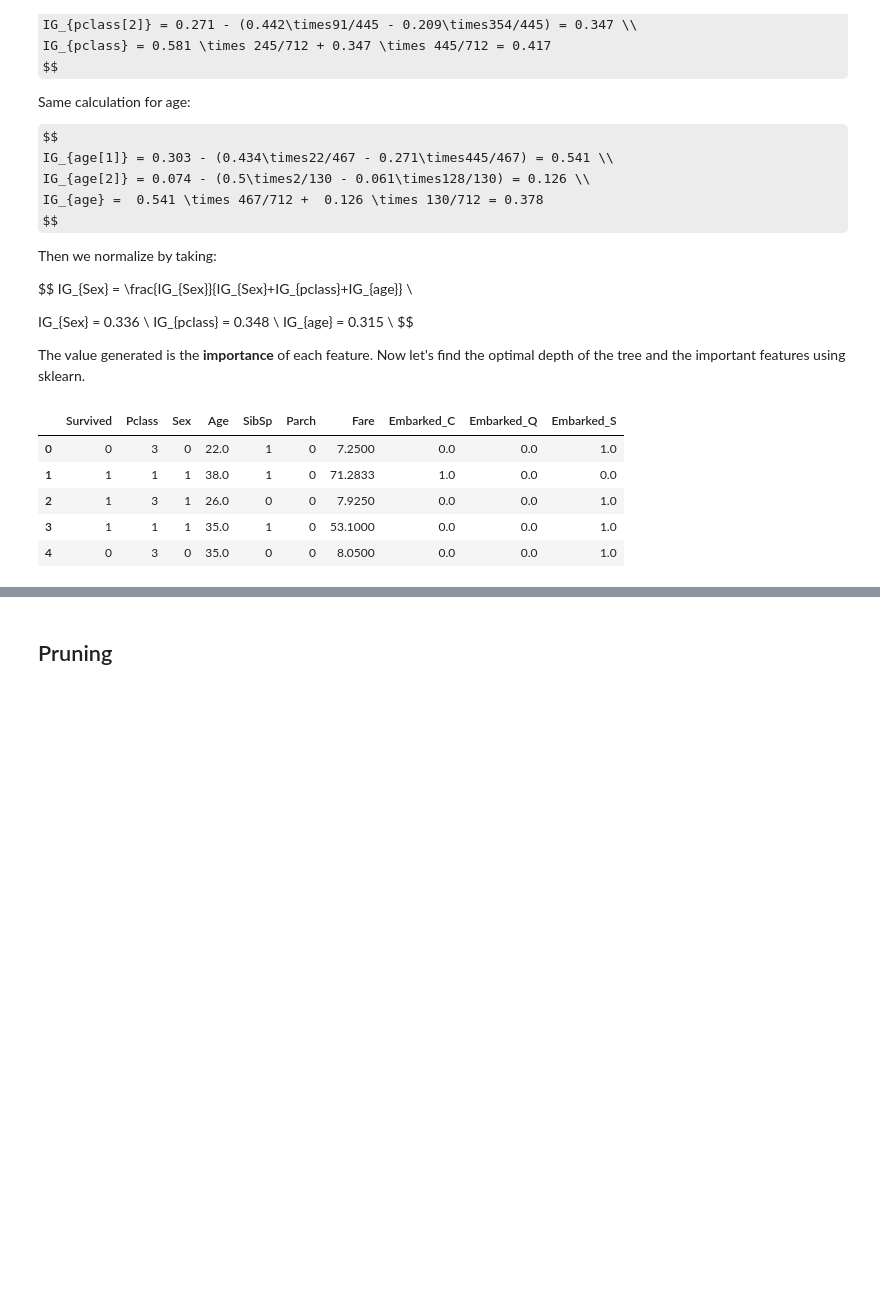
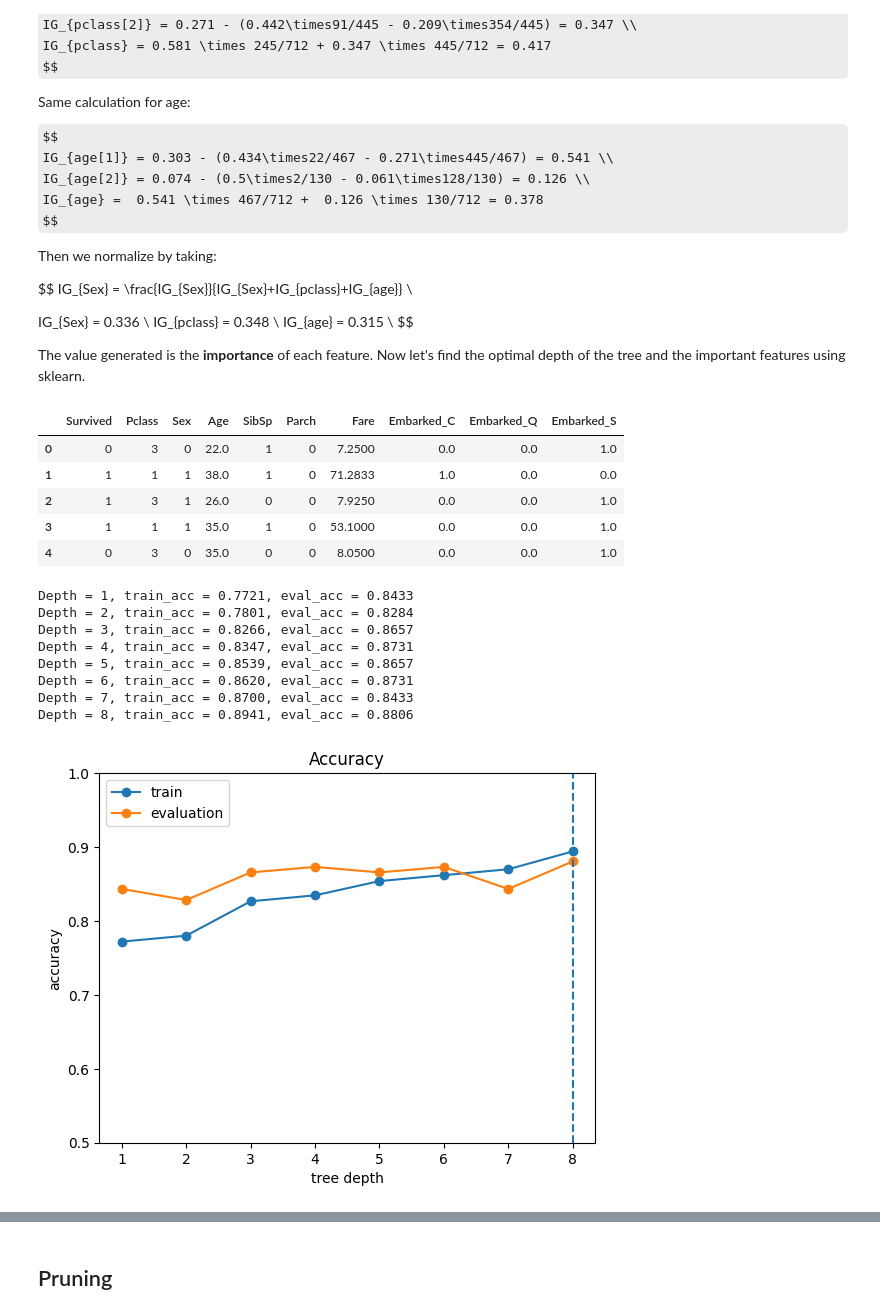
Before and after one commit to antheaxw/1-DAC-Curriculum, a Jupyter notebook: DAC-006_Machine_Learning/DAC-006-Intro_to_ML_Session_2_Student.ipynb, the cells around one changed output, grey strips where cells are left out. Cells and saved outputs as stored; diff of their text form; code cells hidden in the pictures; some formulas as TeX source; blank space fills up the shorter version.

```diff
--- a/DAC-006_Machine_Learning/DAC-006-Intro_to_ML_Session_2_Student.ipynb
+++ b/DAC-006_Machine_Learning/DAC-006-Intro_to_ML_Session_2_Student.ipynb
@@ -187,46 +187,56 @@ df.head()
 | 4 | 0 | 3 | 0 | 35.0 | 0 | 0 | 8.0500 | 0.0 | 0.0 | 1.0 |
 # %%
 # Separate the Titanic data into features and target class.
-# y = df['Survived']
-# x = df.drop('Survived', axis=1)
+y = df['Survived']
+x = df.drop('Survived', axis=1)
 
-# # Split the data into training, validation and test data.
-# x_train, x_test, y_train, y_test = train_test_split(x, y, test_size = 0.3)
+# Split the data into training, validation and test data.
+x_train, x_test, y_train, y_test = train_test_split(x, y, test_size = 0.3)
 
-# x_test, x_eval, y_test, y_eval = train_test_split(x_test, y_test, test_size = 0.5)
+x_test, x_eval, y_test, y_eval = train_test_split(x_test, y_test, test_size = 0.5)
 
-# # Create decision tree models of various depths,
-# # and measure the accuracy of validation data for each model.
-# train_acc = []
-# eval_acc = []
-# max_depth = 8
-# for d in range(1, max_depth+1):
-#     model = DecisionTreeClassifier(max_depth=d)
-#     model.fit(x_train, y_train)
+# Create decision tree models of various depths,
+# and measure the accuracy of validation data for each model.
+train_acc = []
+eval_acc = []
+max_depth = 8
+for d in range(1, max_depth+1):
+    model = DecisionTreeClassifier(max_depth=d)
+    model.fit(x_train, y_train)
 
-#     # Measure the accuracy of this model using the training data.
-#     y_pred = model.predict(x_train)
-#     train_acc.append((y_pred == y_train).mean())
+    # Measure the accuracy of this model using the training data.
+    y_pred = model.predict(x_train)
+    train_acc.append((y_pred == y_train).mean())
 
-#     # Measure the accuracy of this model using the validation data.
-#     y_pred = model.predict(x_eval)
-#     eval_acc.append((y_pred == y_eval).mean())
-#     print('Depth = {}, train_acc = {:.4f}, eval_acc = {:.4f}'\
-#           .format(d, train_acc[-1], eval_acc[-1]))
+    # Measure the accuracy of this model using the validation data.
+    y_pred = model.predict(x_eval)
+    eval_acc.append((y_pred == y_eval).mean())
+    print('Depth = {}, train_acc = {:.4f}, eval_acc = {:.4f}'\
+          .format(d, train_acc[-1], eval_acc[-1]))
 
-# # Find the optimal depth with the highest accuracy of validation data.
-# opt_depth = np.argmax(eval_acc) + 1
+# Find the optimal depth with the highest accuracy of validation data.
+opt_depth = np.argmax(eval_acc) + 1
 
-# # Visualize accuracy changes as depth changes.
-# plt.plot(train_acc, marker='o', label='train')
-# plt.plot(eval_acc, marker='o', label='evaluation')
-# plt.legend()
-# plt.title('Accuracy')
-# plt.xlabel('tree depth')
-# plt.ylabel('accuracy')
-# plt.xticks(np.arange(max_depth), np.arange(1, max_depth+1))
-# plt.axvline(x=opt_depth-1, ls='--')
-# plt.ylim(0.5, 1.0)
-# plt.show()
+# Visualize accuracy changes as depth changes.
+plt.plot(train_acc, marker='o', label='train')
+plt.plot(eval_acc, marker='o', label='evaluation')
+plt.legend()
+plt.title('Accuracy')
+plt.xlabel('tree depth')
+plt.ylabel('accuracy')
+plt.xticks(np.arange(max_depth), np.arange(1, max_depth+1))
+plt.axvline(x=opt_depth-1, ls='--')
+plt.ylim(0.5, 1.0)
+plt.show()
+# %% [output]
+Depth = 1, train_acc = 0.7721, eval_acc = 0.8433
+Depth = 2, train_acc = 0.7801, eval_acc = 0.8284
+Depth = 3, train_acc = 0.8266, eval_acc = 0.8657
+Depth = 4, train_acc = 0.8347, eval_acc = 0.8731
+Depth = 5, train_acc = 0.8539, eval_acc = 0.8657
+Depth = 6, train_acc = 0.8620, eval_acc = 0.8731
+Depth = 7, train_acc = 0.8700, eval_acc = 0.8433
+Depth = 8, train_acc = 0.8941, eval_acc = 0.8806
+[figure, added]
 # %%
 # I set max_step=3 as a constant value for tree visualization.
```
Also changed, not shown: parts of 14 cells of this notebook.
